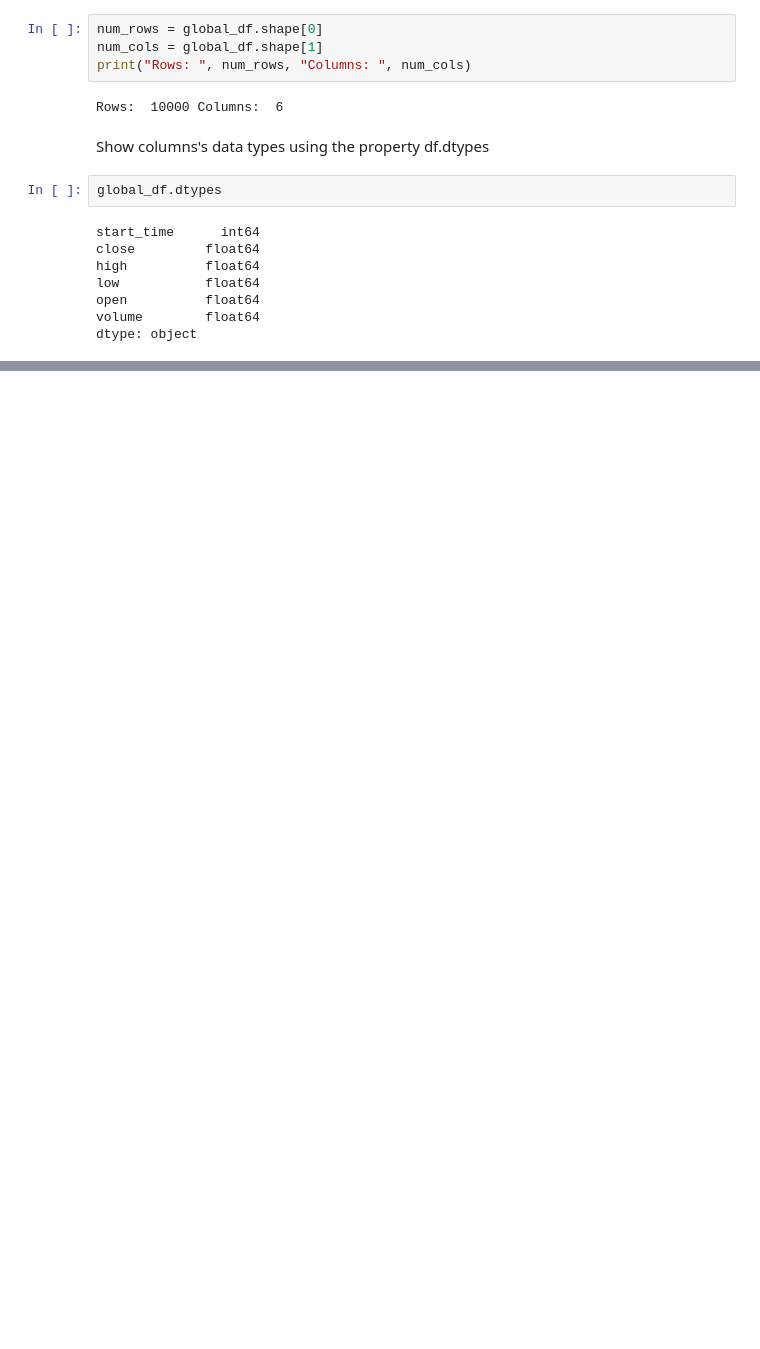
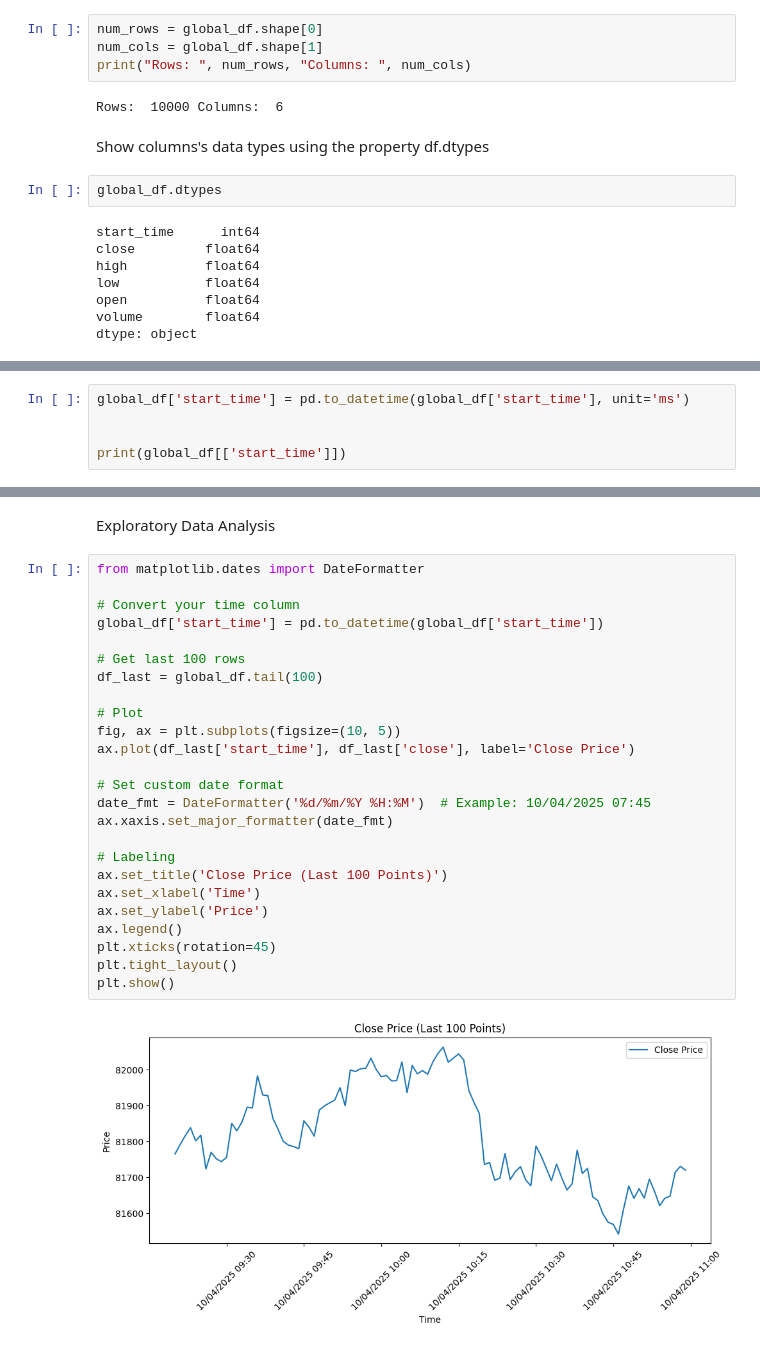
Before and after one commit to peiyulee22/UMHackathon, a Jupyter notebook: mvp.ipynb, the cells around one changed output, grey strips where cells are left out. Cells and saved outputs as stored; diff of their text form; blank space fills up the shorter version.

```diff
--- a/mvp.ipynb
+++ b/mvp.ipynb
@@ -252,0 +266,5 @@ max     4595.508000
+# %%
+global_df['start_time'] = pd.to_datetime(global_df['start_time'], unit='ms')
+
+
+print(global_df[['start_time']])
@@ -252,0 +394,29 @@ max     4595.508000
+# %% [markdown]
+Exploratory Data Analysis
+# %%
+from matplotlib.dates import DateFormatter
+
+# Convert your time column
+global_df['start_time'] = pd.to_datetime(global_df['start_time'])
+
+# Get last 100 rows
+df_last = global_df.tail(100)
+
+# Plot
+fig, ax = plt.subplots(figsize=(10, 5))
+ax.plot(df_last['start_time'], df_last['close'], label='Close Price')
+
+# Set custom date format
+date_fmt = DateFormatter('%d/%m/%Y %H:%M')  # Example: 10/04/2025 07:45
+ax.xaxis.set_major_formatter(date_fmt)
+
+# Labeling
+ax.set_title('Close Price (Last 100 Points)')
+ax.set_xlabel('Time')
+ax.set_ylabel('Price')
+ax.legend()
+plt.xticks(rotation=45)
+plt.tight_layout()
+plt.show()
+# %% [output]
+[figure, added]
```
Also changed, not shown: parts of 26 cells of this notebook, 2 other files.
